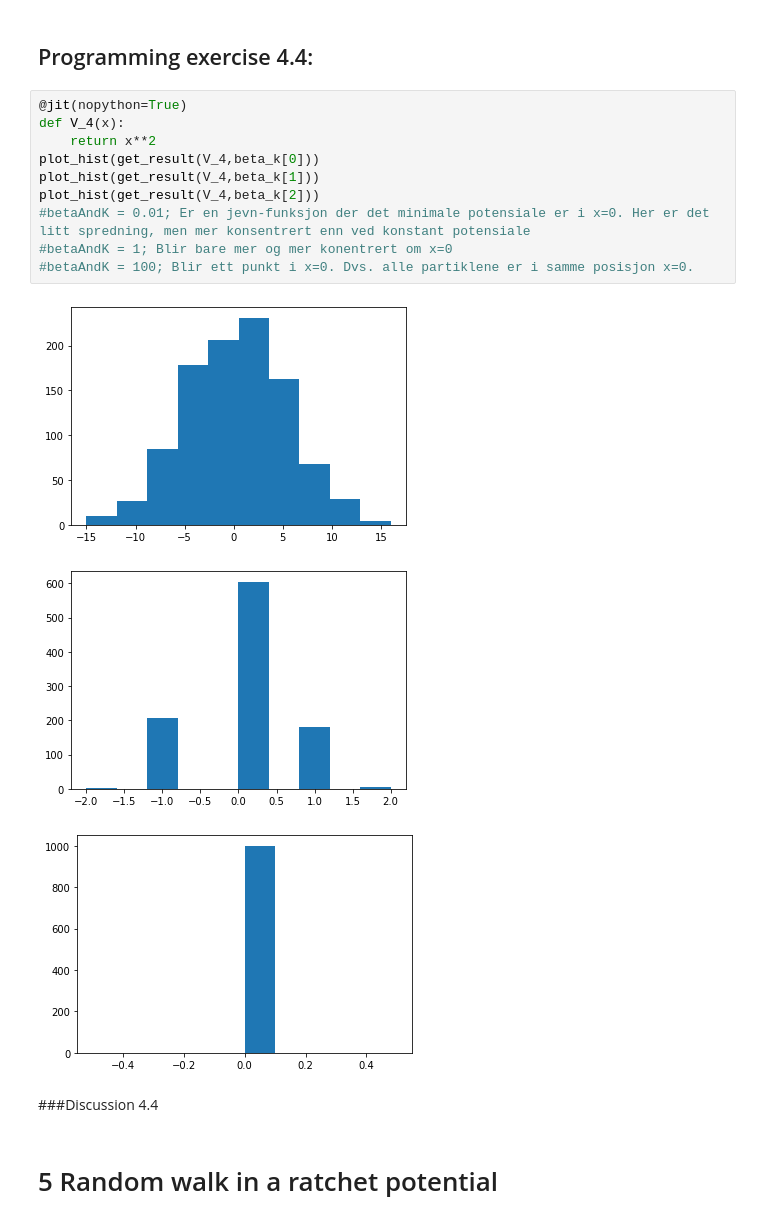
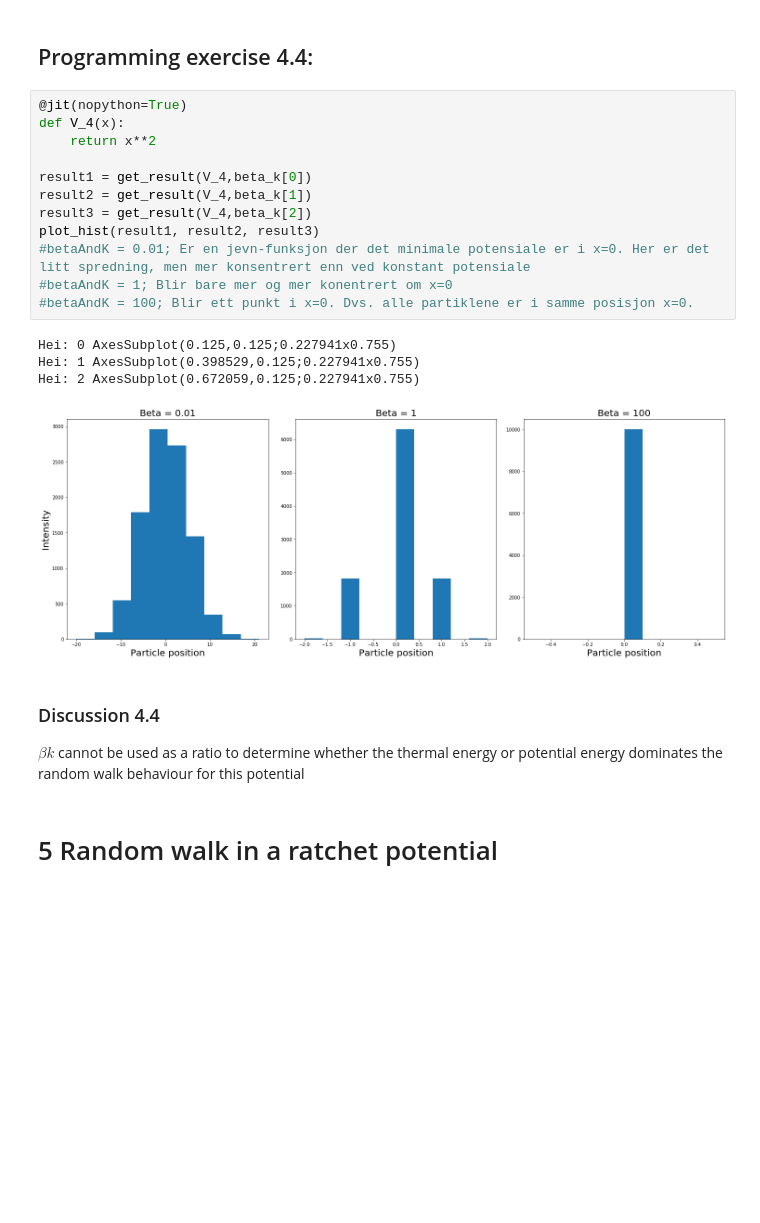
Before and after one commit to alexaoh/TMA4320, a Jupyter notebook: Project1/Vitber_prosjekt1(7).ipynb, the cells around one changed output. Saved outputs shown, nothing was run; the diff lists cells and outputs as text; blank space fills up the shorter version.

```diff
--- a/Project1/Vitber_prosjekt1(7).ipynb
+++ b/Project1/Vitber_prosjekt1(7).ipynb
@@ -234,19 +284,24 @@ plot_hist(get_result(V_3,beta_k[2]))
 # %%
 @jit(nopython=True)
 def V_4(x):
     return x**2
-plot_hist(get_result(V_4,beta_k[0]))
-plot_hist(get_result(V_4,beta_k[1]))
-plot_hist(get_result(V_4,beta_k[2]))
+
+result1 = get_result(V_4,beta_k[0])
+result2 = get_result(V_4,beta_k[1])
+result3 = get_result(V_4,beta_k[2])
+plot_hist(result1, result2, result3)
 #betaAndK = 0.01; Er en jevn-funksjon der det minimale potensiale er i x=0. Her er det litt spredning, men mer konsentrert enn ved konstant potensiale
 #betaAndK = 1; Blir bare mer og mer konentrert om x=0
 #betaAndK = 100; Blir ett punkt i x=0. Dvs. alle partiklene er i samme posisjon x=0.
 # %% [output]
+Hei: 0 AxesSubplot(0.125,0.125;0.227941x0.755)
+Hei: 1 AxesSubplot(0.398529,0.125;0.227941x0.755)
+Hei: 2 AxesSubplot(0.672059,0.125;0.227941x0.755)
-[figure, old version]
+[figure, new version]
-[figure, removed]
-[figure, removed]
-# %% [markdown]
-###Discussion 4.4
+# %% [markdown]
+### Discussion 4.4
+
+$\beta k$ cannot be used as a ratio to determine whether the thermal energy or potential energy dominates the random walk behaviour for this potential
 # %% [markdown]
 # 5 Random walk in a ratchet potential
 # %%
```
Also changed, not shown: parts of 17 cells of this notebook.
